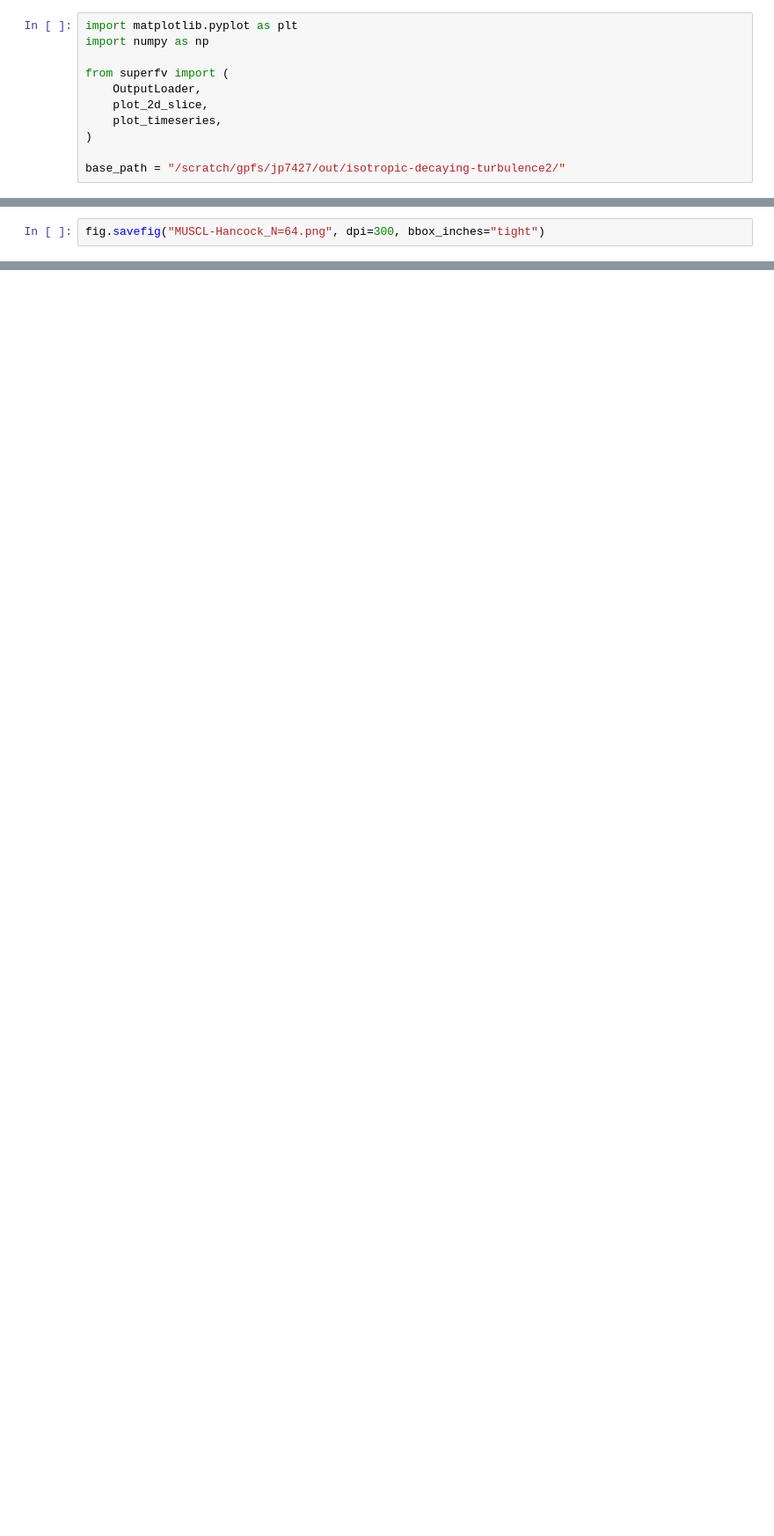
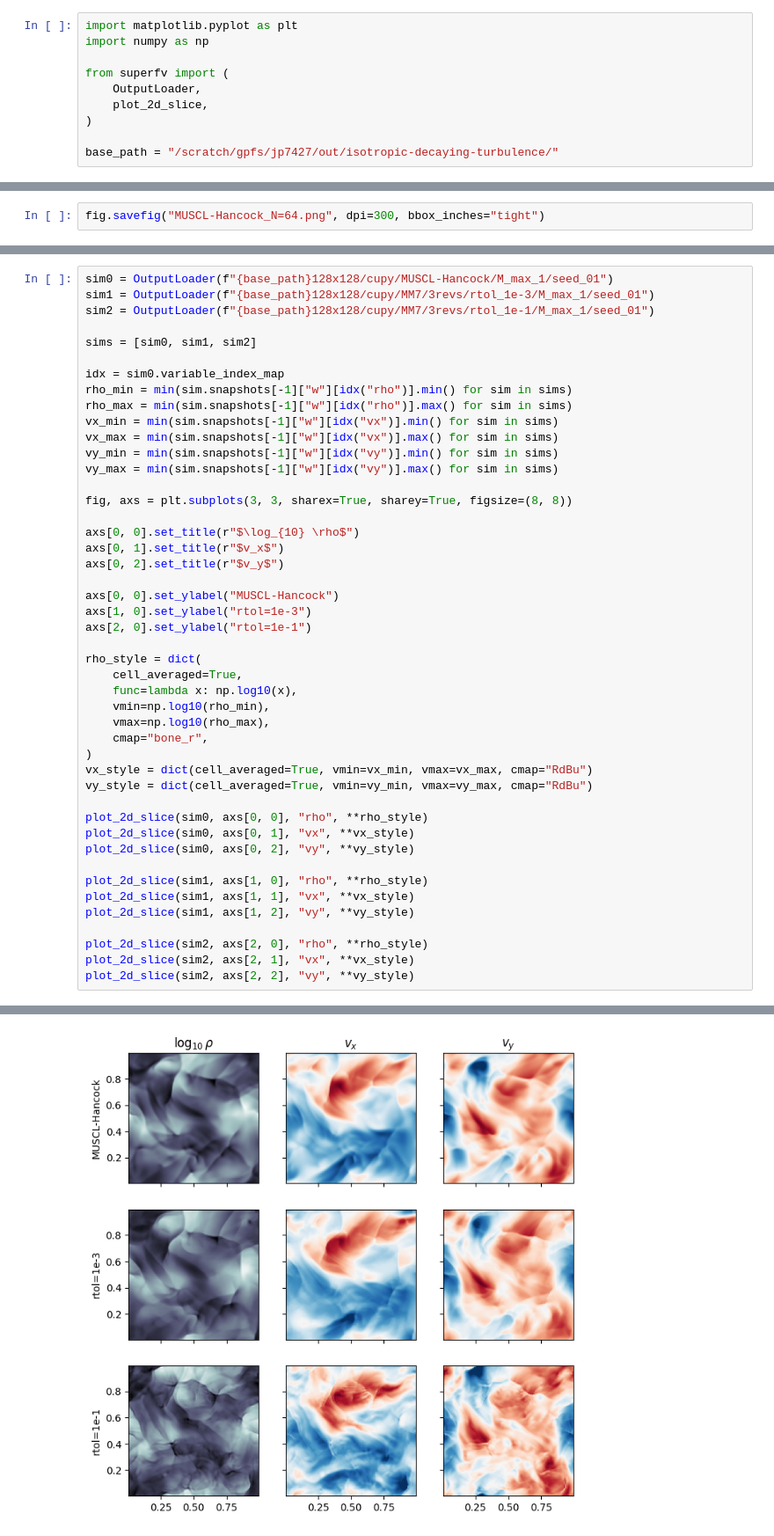
Before and after one commit to jpalafou/superfv, a Jupyter notebook: benchmarks/isotropic-decaying-turbulence/Maps.ipynb, the cells around one changed output, grey strips where cells are left out. Shown at 88% size. Cells and saved outputs as stored; diff of their text form; blank space fills up the shorter version.

```diff
--- a/benchmarks/isotropic-decaying-turbulence/Maps.ipynb
+++ b/benchmarks/isotropic-decaying-turbulence/Maps.ipynb
@@ -5,7 +5,6 @@ import numpy as np
 from superfv import (
     OutputLoader,
     plot_2d_slice,
-    plot_timeseries,
 )
 
-base_path = "/scratch/gpfs/jp7427/out/isotropic-decaying-turbulence2/"
+base_path = "/scratch/gpfs/jp7427/out/isotropic-decaying-turbulence/"
@@ -61,0 +40,47 @@ plot_timeseries(sim, axs[2], "E_total")
+# %%
+sim0 = OutputLoader(f"{base_path}128x128/cupy/MUSCL-Hancock/M_max_1/seed_01")
+sim1 = OutputLoader(f"{base_path}128x128/cupy/MM7/3revs/rtol_1e-3/M_max_1/seed_01")
+sim2 = OutputLoader(f"{base_path}128x128/cupy/MM7/3revs/rtol_1e-1/M_max_1/seed_01")
+
+sims = [sim0, sim1, sim2]
+
+idx = sim0.variable_index_map
+rho_min = min(sim.snapshots[-1]["w"][idx("rho")].min() for sim in sims)
+rho_max = min(sim.snapshots[-1]["w"][idx("rho")].max() for sim in sims)
+vx_min = min(sim.snapshots[-1]["w"][idx("vx")].min() for sim in sims)
+vx_max = min(sim.snapshots[-1]["w"][idx("vx")].max() for sim in sims)
+vy_min = min(sim.snapshots[-1]["w"][idx("vy")].min() for sim in sims)
+vy_max = min(sim.snapshots[-1]["w"][idx("vy")].max() for sim in sims)
+
+fig, axs = plt.subplots(3, 3, sharex=True, sharey=True, figsize=(8, 8))
+
+axs[0, 0].set_title(r"$\log_{10} \rho$")
+axs[0, 1].set_title(r"$v_x$")
+axs[0, 2].set_title(r"$v_y$")
+
+axs[0, 0].set_ylabel("MUSCL-Hancock")
+axs[1, 0].set_ylabel("rtol=1e-3")
+axs[2, 0].set_ylabel("rtol=1e-1")
+
+rho_style = dict(
+    cell_averaged=True,
+    func=lambda x: np.log10(x),
+    vmin=np.log10(rho_min),
+    vmax=np.log10(rho_max),
+    cmap="bone_r",
+)
+vx_style = dict(cell_averaged=True, vmin=vx_min, vmax=vx_max, cmap="RdBu")
+vy_style = dict(cell_averaged=True, vmin=vy_min, vmax=vy_max, cmap="RdBu")
+
+plot_2d_slice(sim0, axs[0, 0], "rho", **rho_style)
+plot_2d_slice(sim0, axs[0, 1], "vx", **vx_style)
+plot_2d_slice(sim0, axs[0, 2], "vy", **vy_style)
+
+plot_2d_slice(sim1, axs[1, 0], "rho", **rho_style)
+plot_2d_slice(sim1, axs[1, 1], "vx", **vx_style)
+plot_2d_slice(sim1, axs[1, 2], "vy", **vy_style)
+
+plot_2d_slice(sim2, axs[2, 0], "rho", **rho_style)
+plot_2d_slice(sim2, axs[2, 1], "vx", **vx_style)
+plot_2d_slice(sim2, axs[2, 2], "vy", **vy_style)
+# %% [output]
@@ -61,0 +91 @@ plot_timeseries(sim, axs[2], "E_total")
+[figure, added]
```
Also changed, not shown: parts of 5 cells of this notebook, 22 other files.
